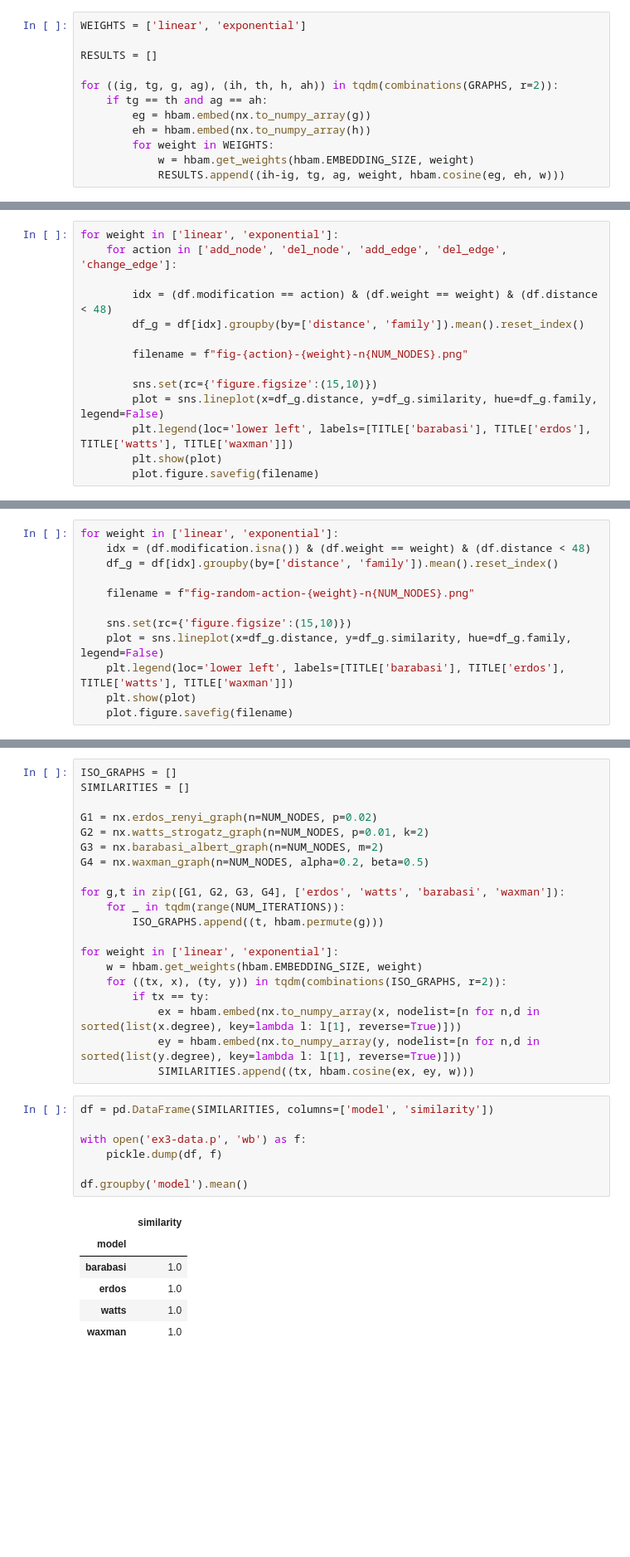
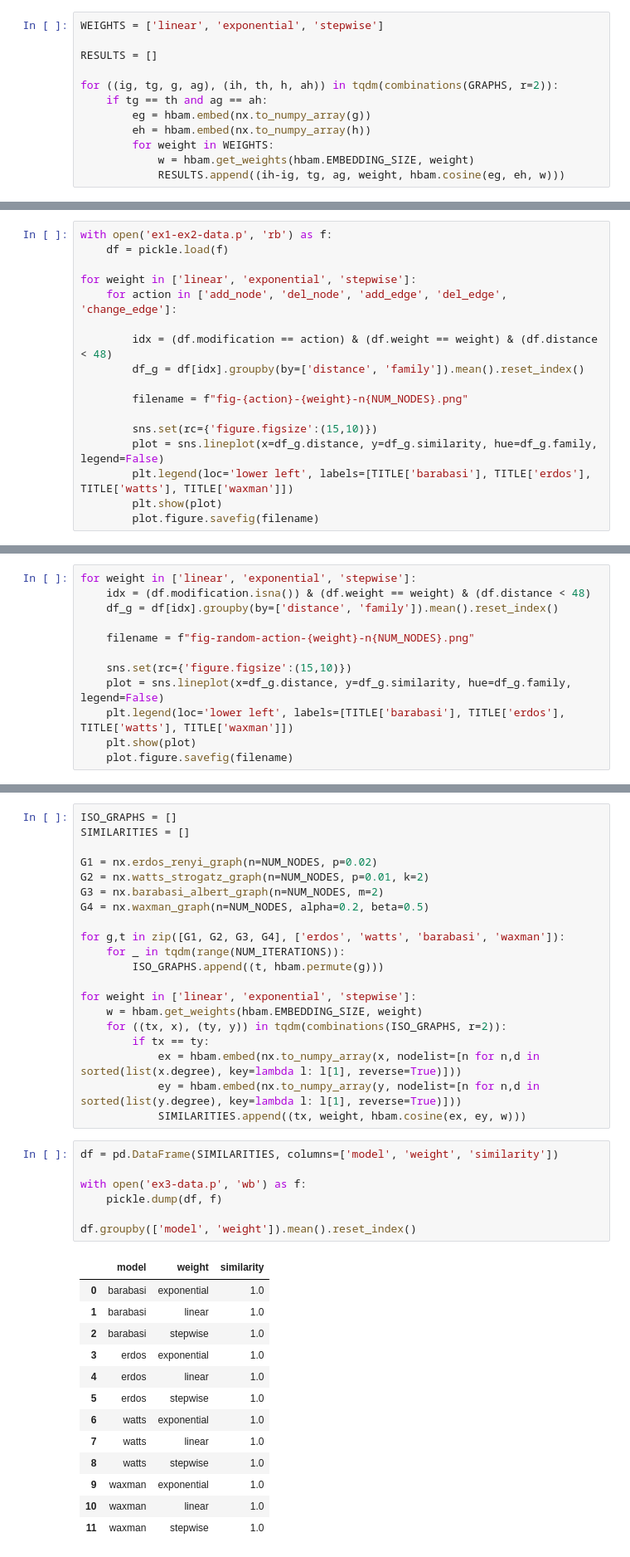
Before and after one commit to megaduks/hbam, a Jupyter notebook: hbam_experiments.ipynb, the cells around one changed output, grey strips where cells are left out. Shown at 83% size. Cells and saved outputs as stored; diff of their text form; blank space fills up the shorter version.

```diff
--- a/hbam_experiments.ipynb
+++ b/hbam_experiments.ipynb
@@ -49,7 +48,7 @@ for action in ACTIONS:
         GRAPHS.append((i, 'barabasi', G3, action))
         GRAPHS.append((i, 'waxman', G4, action))
 # %%
-WEIGHTS = ['linear', 'exponential']
+WEIGHTS = ['linear', 'exponential', 'stepwise']
 
 RESULTS = []
 
@@ -81,7 +80,10 @@ TITLE = {
     'change_edge': 're-wiring a random edge'
 }
 # %%
-for weight in ['linear', 'exponential']:
+with open('ex1-ex2-data.p', 'rb') as f:
+    df = pickle.load(f)
+
+for weight in ['linear', 'exponential', 'stepwise']:
     for action in ['add_node', 'del_node', 'add_edge', 'del_edge', 'change_edge']:
 
         idx = (df.modification == action) & (df.weight == weight) & (df.distance < 48)
@@ -117,7 +122,7 @@ Similarity of graphs w.r.t. a random type of manipulation
         - compute similarity between each pair of graphs and
         denote the distance between the graphs
 # %%
-for weight in ['linear', 'exponential']:
+for weight in ['linear', 'exponential', 'stepwise']:
     idx = (df.modification.isna()) & (df.weight == weight) & (df.distance < 48)
     df_g = df[idx].groupby(by=['distance', 'family']).mean().reset_index()
 
@@ -151,24 +157,31 @@ for g,t in zip([G1, G2, G3, G4], ['erdos', 'watts', 'barabasi', 'waxman']):
     for _ in tqdm(range(NUM_ITERATIONS)):
         ISO_GRAPHS.append((t, hbam.permute(g)))
 
-for weight in ['linear', 'exponential']:
+for weight in ['linear', 'exponential', 'stepwise']:
     w = hbam.get_weights(hbam.EMBEDDING_SIZE, weight)
     for ((tx, x), (ty, y)) in tqdm(combinations(ISO_GRAPHS, r=2)):
         if tx == ty:
             ex = hbam.embed(nx.to_numpy_array(x, nodelist=[n for n,d in sorted(list(x.degree), key=lambda l: l[1], reverse=True)]))
             ey = hbam.embed(nx.to_numpy_array(y, nodelist=[n for n,d in sorted(list(y.degree), key=lambda l: l[1], reverse=True)]))
-            SIMILARITIES.append((tx, hbam.cosine(ex, ey, w)))
+            SIMILARITIES.append((tx, weight, hbam.cosine(ex, ey, w)))
 # %%
-df = pd.DataFrame(SIMILARITIES, columns=['model', 'similarity'])
+df = pd.DataFrame(SIMILARITIES, columns=['model', 'weight', 'similarity'])
 
 with open('ex3-data.p', 'wb') as f:
     pickle.dump(df, f)
 
-df.groupby('model').mean()
+df.groupby(['model', 'weight']).mean().reset_index()
 # %% [output]
-|  | similarity |
-| model |  |
-| barabasi | 1.0 |
-| erdos | 1.0 |
-| watts | 1.0 |
-| waxman | 1.0 |
+|  | model | weight | similarity |
+| 0 | barabasi | exponential | 1.0 |
+| 1 | barabasi | linear | 1.0 |
+| 2 | barabasi | stepwise | 1.0 |
+| 3 | erdos | exponential | 1.0 |
+| 4 | erdos | linear | 1.0 |
+| 5 | erdos | stepwise | 1.0 |
+| 6 | watts | exponential | 1.0 |
+| 7 | watts | linear | 1.0 |
+| 8 | watts | stepwise | 1.0 |
+| 9 | waxman | exponential | 1.0 |
+| 10 | waxman | linear | 1.0 |
+| 11 | waxman | stepwise | 1.0 |
```
Also changed, not shown: parts of 5 cells of this notebook, 14 other files.
